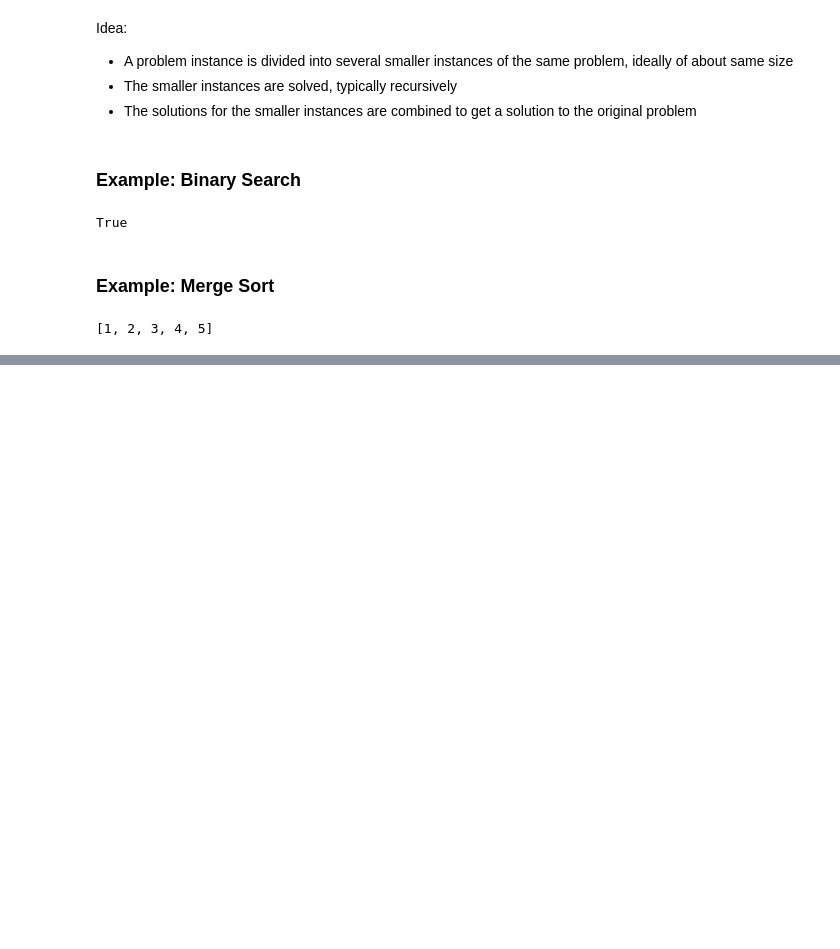
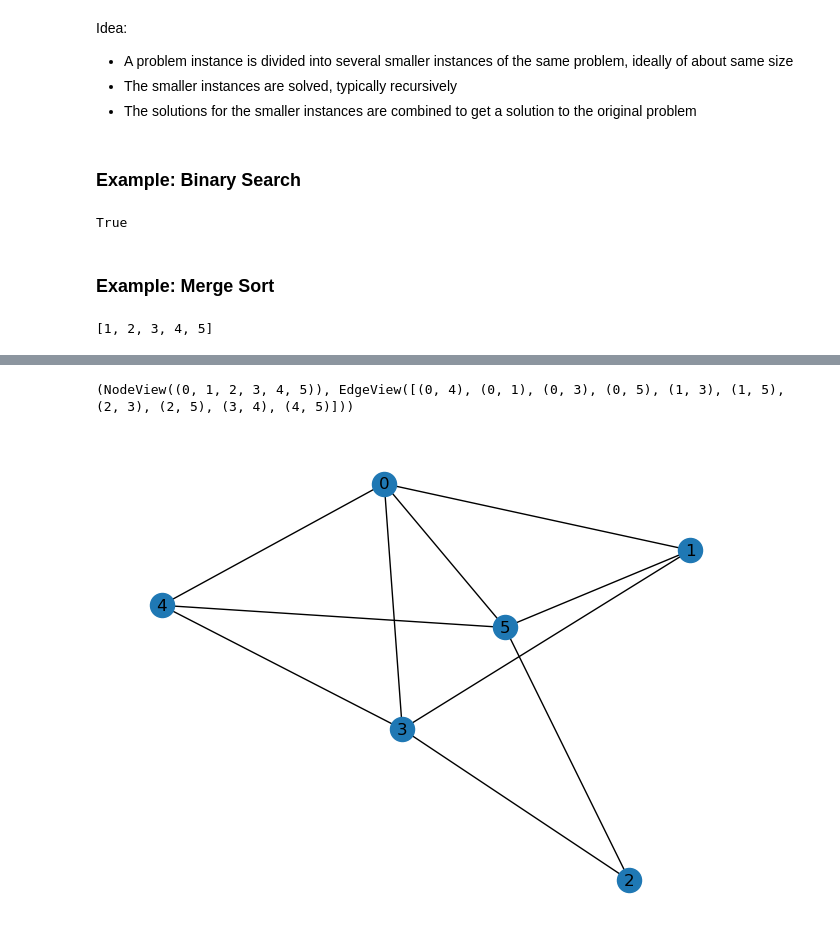
Before and after one commit to PeronGH/ICS-Y2S2, a Jupyter notebook: INT102/week3.ipynb, the cells around one changed output, grey strips where cells are left out. Cells and saved outputs as stored; diff of their text form; code cells hidden in the pictures; blank space fills up the shorter version.

Commit message:
feat: add basic part of graph

```diff
--- a/INT102/week3.ipynb
+++ b/INT102/week3.ipynb
@@ -108,0 +116,16 @@ merge_sort([5, 4, 3, 2, 1])
+# %%
+import networkx as nx
+import matplotlib.pyplot as plt
+
+# create a random graph with 6 nodes and 10 edges
+undirectedGraph = nx.gnm_random_graph(6, 10)
+
+# print its annotations in the form of G = (V, E)
+print((undirectedGraph.nodes, undirectedGraph.edges))
+
+# draw the graph
+nx.draw(undirectedGraph, with_labels=True)
+plt.show()
+# %% [output]
+(NodeView((0, 1, 2, 3, 4, 5)), EdgeView([(0, 4), (0, 1), (0, 3), (0, 5), (1, 3), (1, 5), (2, 3), (2, 5), (3, 4), (4, 5)]))
+[figure, added]
```
Also changed, not shown: parts of 5 cells of this notebook, 1 other file.
